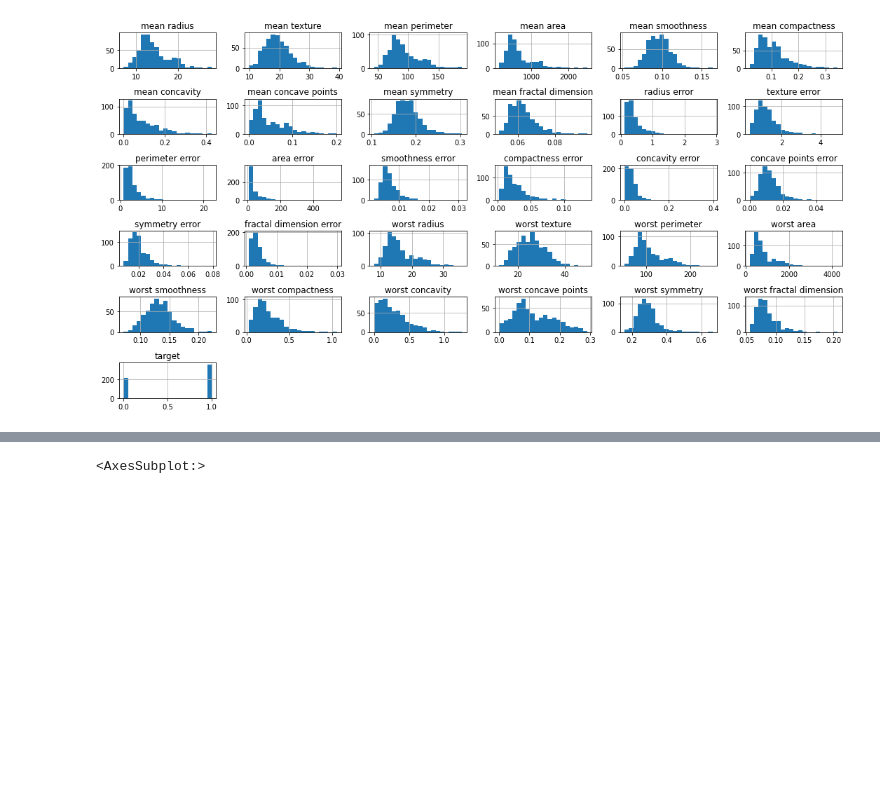
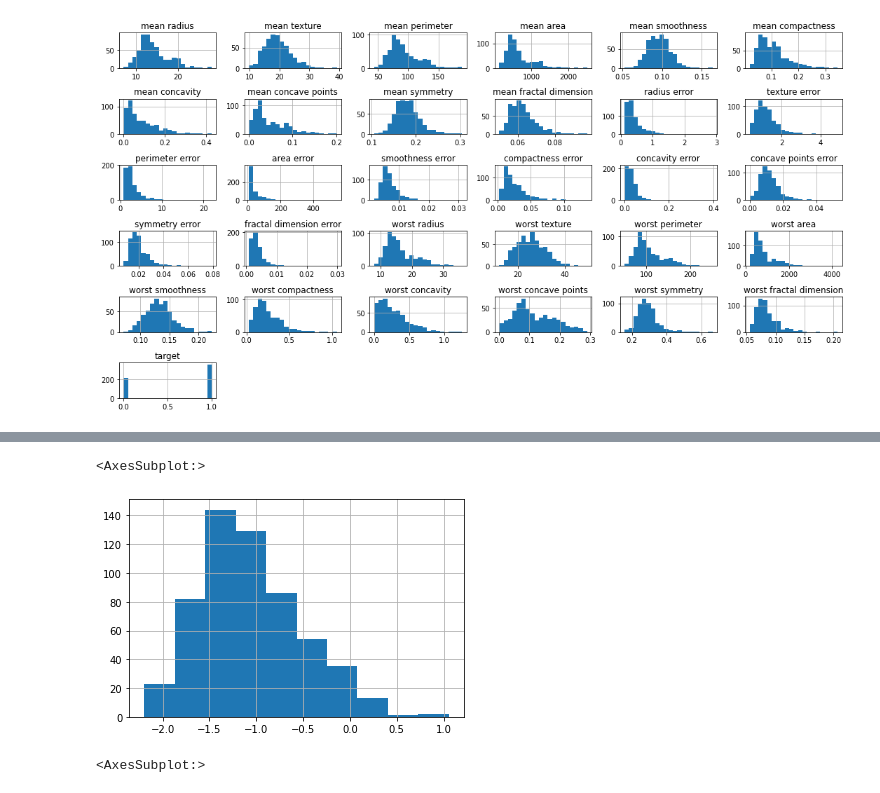
Before and after one commit to felipesveiga/breast-cancer-2-cells, a Jupyter notebook: semi-sup-breat-cancer.ipynb, the cells around one changed output, grey strips where cells are left out. Cells and saved outputs as stored; diff of their text form; code cells hidden in the pictures; blank space fills up the shorter version.

```diff
--- a/semi-sup-breat-cancer.ipynb
+++ b/semi-sup-breat-cancer.ipynb
@@ -73,3 +104,8 @@ plt.tight_layout()
+# %%
+np.log(df['radius error']).hist()
+# %% [output]
+<AxesSubplot:>
+[figure, added]
 # %%
 np.log(df['worst compactness']).hist()
 # %% [output]
```
Also changed, not shown: parts of 4 cells of this notebook.
